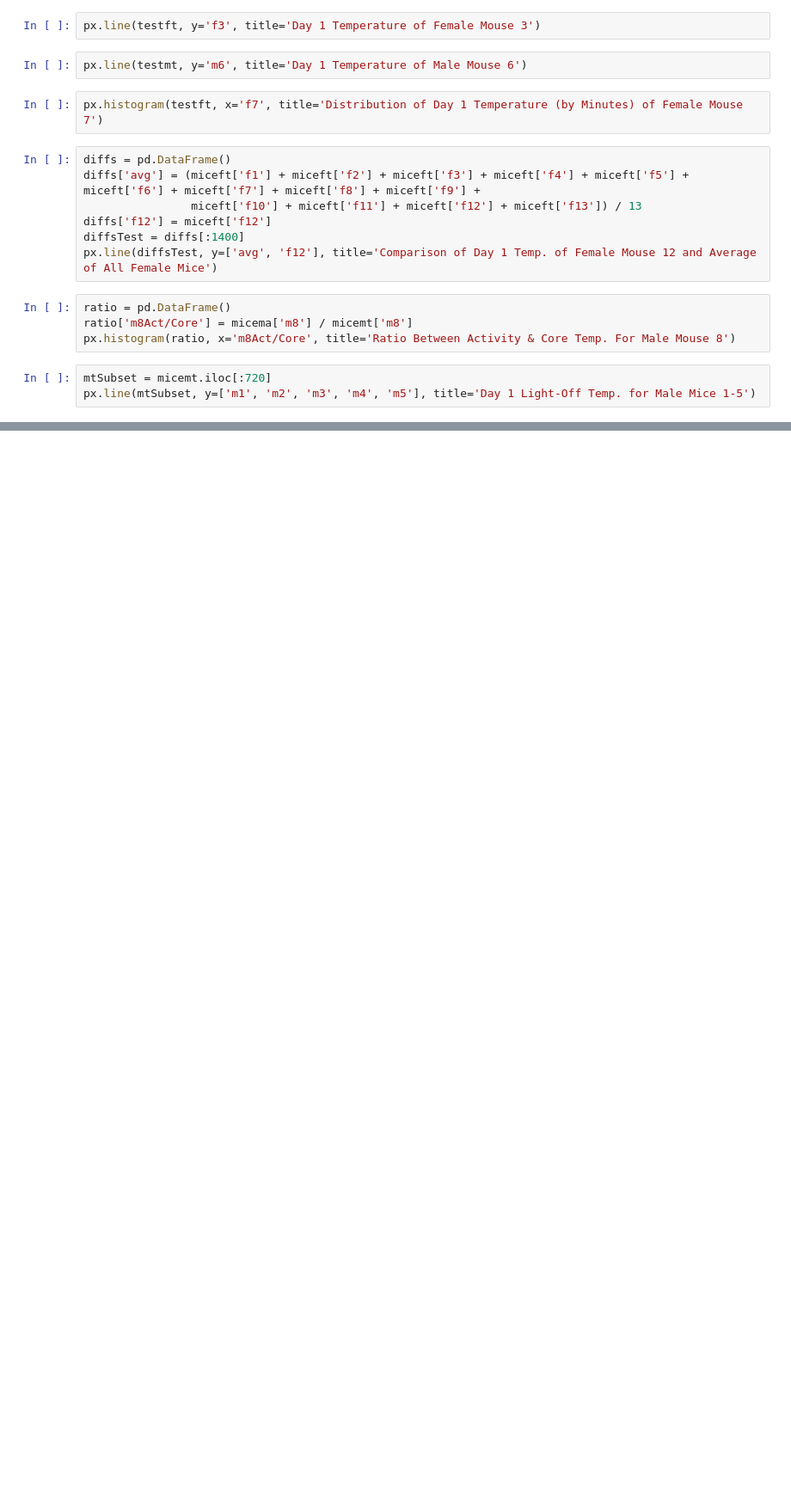
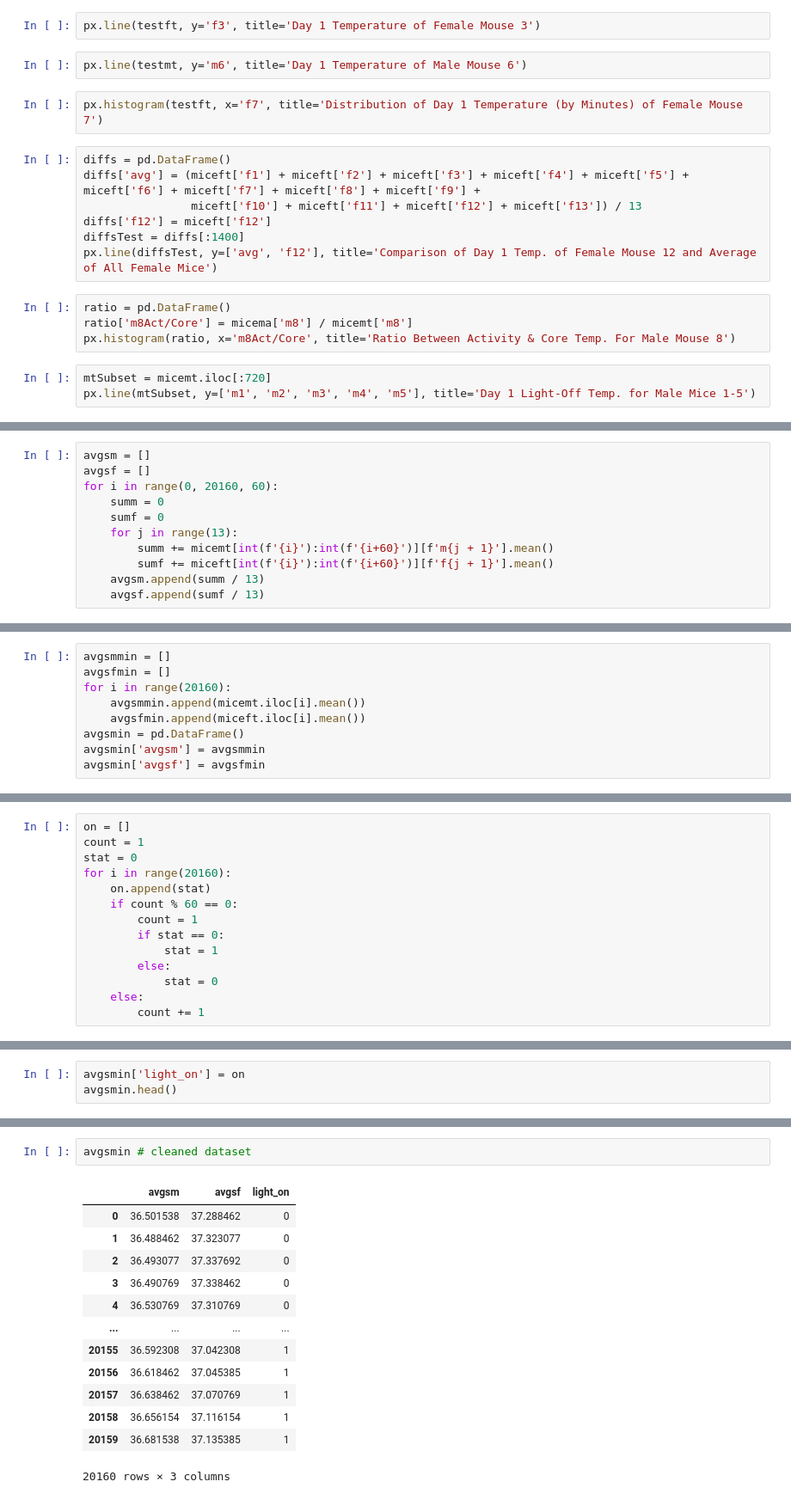
Before and after one commit to jecDSC/Mice-Temperatures, a Jupyter notebook: exporation/snoufoxx.ipynb, the cells around one changed output, grey strips where cells are left out. Shown at 86% size. Saved outputs shown, nothing was run; the diff lists cells and outputs as text; blank space fills up the shorter version.

```diff
--- a/proj3.ipynb
+++ b/exporation/snoufoxx.ipynb
@@ -32,0 +58,11 @@ px.line(mtSubset, y=['m1', 'm2', 'm3', 'm4', 'm5'], title='Day 1 Light-Off Temp.
+# %%
+avgsm = []
+avgsf = []
+for i in range(0, 20160, 60):
+    summ = 0
+    sumf = 0
+    for j in range(13):
+        summ += micemt[int(f'{i}'):int(f'{i+60}')][f'm{j + 1}'].mean()
+        sumf += miceft[int(f'{i}'):int(f'{i+60}')][f'f{j + 1}'].mean()
+    avgsm.append(summ / 13)
+    avgsf.append(sumf / 13)
@@ -32,0 +79,9 @@ px.line(mtSubset, y=['m1', 'm2', 'm3', 'm4', 'm5'], title='Day 1 Light-Off Temp.
+# %%
+avgsmmin = []
+avgsfmin = []
+for i in range(20160):
+    avgsmmin.append(micemt.iloc[i].mean())
+    avgsfmin.append(miceft.iloc[i].mean())
+avgsmin = pd.DataFrame()
+avgsmin['avgsm'] = avgsmmin
+avgsmin['avgsf'] = avgsfmin
@@ -32,0 +90,14 @@ px.line(mtSubset, y=['m1', 'm2', 'm3', 'm4', 'm5'], title='Day 1 Light-Off Temp.
+# %%
+on = []
+count = 1
+stat = 0
+for i in range(20160):
+    on.append(stat)
+    if count % 60 == 0:
+        count = 1
+        if stat == 0:
+            stat = 1
+        else:
+            stat = 0
+    else:
+        count += 1
@@ -32,0 +108,3 @@ px.line(mtSubset, y=['m1', 'm2', 'm3', 'm4', 'm5'], title='Day 1 Light-Off Temp.
+# %%
+avgsmin['light_on'] = on
+avgsmin.head()
@@ -32,0 +121,16 @@ px.line(mtSubset, y=['m1', 'm2', 'm3', 'm4', 'm5'], title='Day 1 Light-Off Temp.
+# %%
+avgsmin # cleaned dataset
+# %% [output]
+|  | avgsm | avgsf | light_on |
+| 0 | 36.501538 | 37.288462 | 0 |
+| 1 | 36.488462 | 37.323077 | 0 |
+| 2 | 36.493077 | 37.337692 | 0 |
+| 3 | 36.490769 | 37.338462 | 0 |
+| 4 | 36.530769 | 37.310769 | 0 |
+| ... | ... | ... | ... |
+| 20155 | 36.592308 | 37.042308 | 1 |
+| 20156 | 36.618462 | 37.045385 | 1 |
+| 20157 | 36.638462 | 37.070769 | 1 |
+| 20158 | 36.656154 | 37.116154 | 1 |
+| 20159 | 36.681538 | 37.135385 | 1 |
+20160 rows × 3 columns
```
Also changed, not shown: parts of 14 cells of this notebook, 13 other files.
